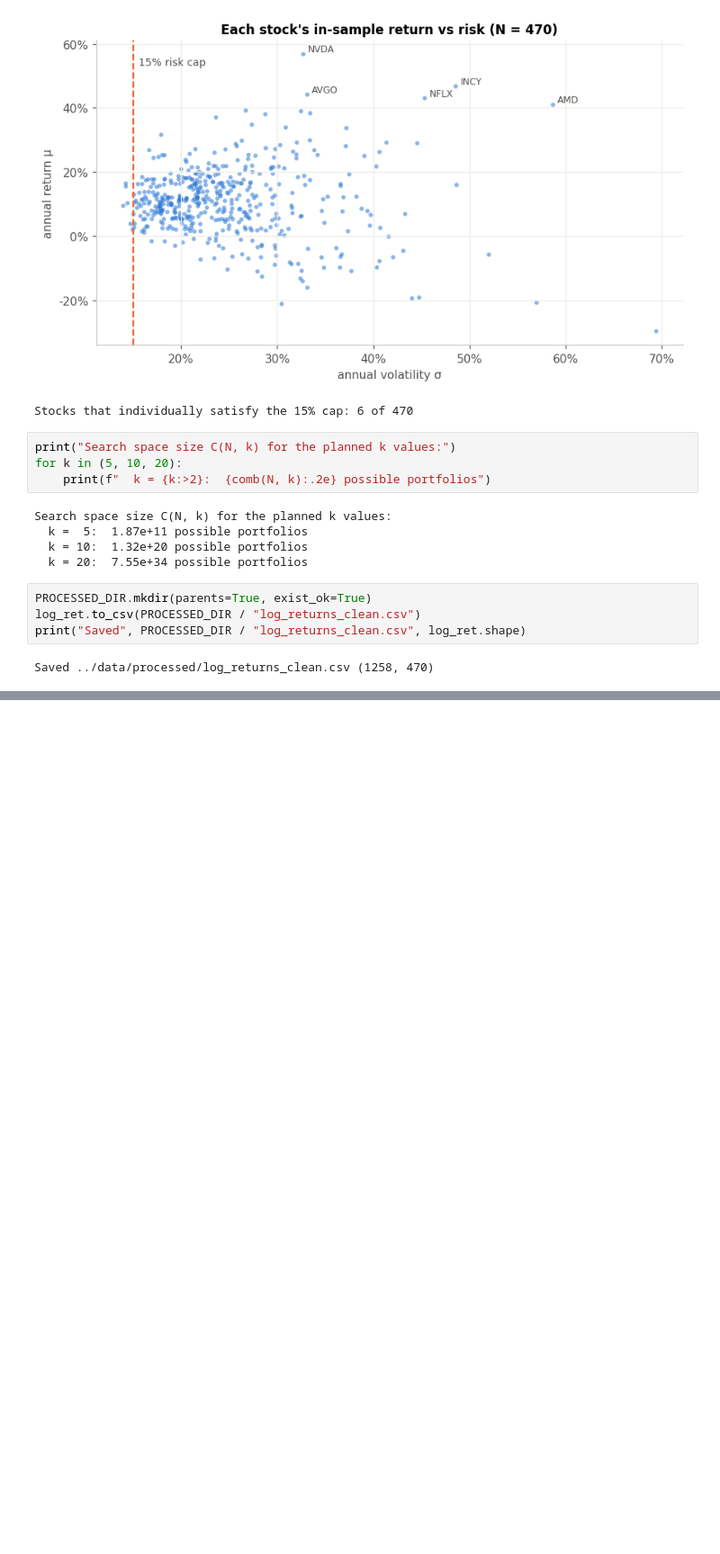
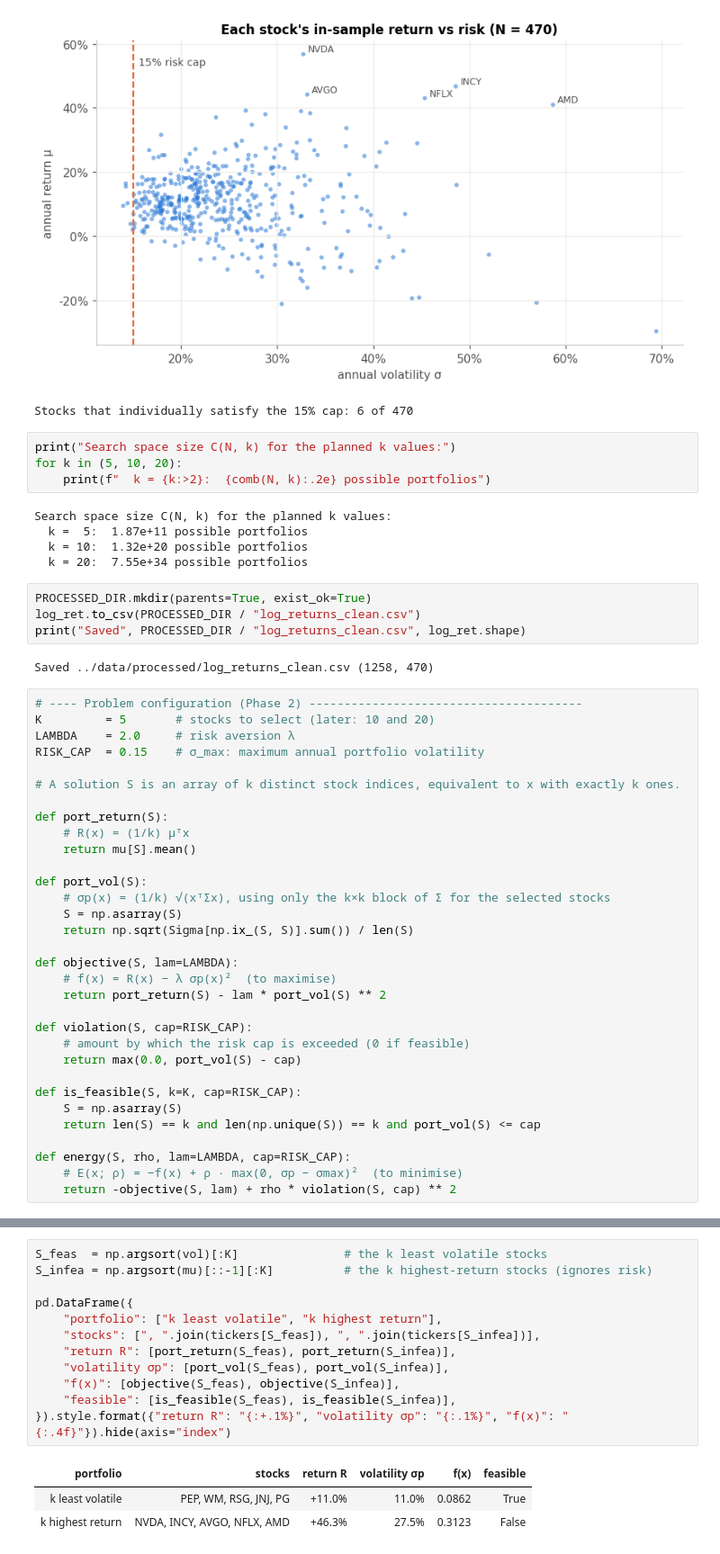
Before and after one commit to manoj1995madushanka/IT-5082-assignment, a Jupyter notebook: notebooks/portfolio_selection_simulated_annealing.ipynb, the cells around one changed output, grey strips where cells are left out. Shown at 90% size. Cells and saved outputs as stored; diff of their text form; blank space fills up the shorter version.

```diff
--- a/notebooks/portfolio_selection_simulated_annealing.ipynb
+++ b/notebooks/portfolio_selection_simulated_annealing.ipynb
@@ -227,3 +227,35 @@ log_ret.to_csv(PROCESSED_DIR / "log_returns_clean.csv")
 print("Saved", PROCESSED_DIR / "log_returns_clean.csv", log_ret.shape)
 # %% [output]
 Saved ../data/processed/log_returns_clean.csv (1258, 470)
+# %%
+# ---- Problem configuration (Phase 2) ---------------------------------------
+K         = 5       # stocks to select (later: 10 and 20)
+LAMBDA    = 2.0     # risk aversion λ
+RISK_CAP  = 0.15    # σ_max: maximum annual portfolio volatility
+
+# A solution S is an array of k distinct stock indices, equivalent to x with exactly k ones.
+
+def port_return(S):
+    # R(x) = (1/k) μᵀx
+    return mu[S].mean()
+
+def port_vol(S):
+    # σp(x) = (1/k) √(xᵀΣx), using only the k×k block of Σ for the selected stocks
+    S = np.asarray(S)
+    return np.sqrt(Sigma[np.ix_(S, S)].sum()) / len(S)
+
+def objective(S, lam=LAMBDA):
+    # f(x) = R(x) − λ σp(x)²  (to maximise)
+    return port_return(S) - lam * port_vol(S) ** 2
+
+def violation(S, cap=RISK_CAP):
+    # amount by which the risk cap is exceeded (0 if feasible)
+    return max(0.0, port_vol(S) - cap)
+
+def is_feasible(S, k=K, cap=RISK_CAP):
+    S = np.asarray(S)
+    return len(S) == k and len(np.unique(S)) == k and port_vol(S) <= cap
+
+def energy(S, rho, lam=LAMBDA, cap=RISK_CAP):
+    # E(x; ρ) = −f(x) + ρ · max(0, σp − σmax)²  (to minimise)
+    return -objective(S, lam) + rho * violation(S, cap) ** 2
@@ -229,0 +284,16 @@ Saved ../data/processed/log_returns_clean.csv (1258, 470)
+# %%
+S_feas  = np.argsort(vol)[:K]               # the k least volatile stocks
+S_infea = np.argsort(mu)[::-1][:K]          # the k highest-return stocks (ignores risk)
+
+pd.DataFrame({
+    "portfolio": ["k least volatile", "k highest return"],
+    "stocks": [", ".join(tickers[S_feas]), ", ".join(tickers[S_infea])],
+    "return R": [port_return(S_feas), port_return(S_infea)],
+    "volatility σp": [port_vol(S_feas), port_vol(S_infea)],
+    "f(x)": [objective(S_feas), objective(S_infea)],
+    "feasible": [is_feasible(S_feas), is_feasible(S_infea)],
+}).style.format({"return R": "{:+.1%}", "volatility σp": "{:.1%}", "f(x)": "{:.4f}"}).hide(axis="index")
+# %% [output]
+| portfolio | stocks | return R | volatility σp | f(x) | feasible |
+| k least volatile | PEP, WM, RSG, JNJ, PG | +11.0% | 11.0% | 0.0862 | True |
+| k highest return | NVDA, INCY, AVGO, NFLX, AMD | +46.3% | 27.5% | 0.3123 | False |
```
Also changed, not shown: parts of 2 cells of this notebook.
